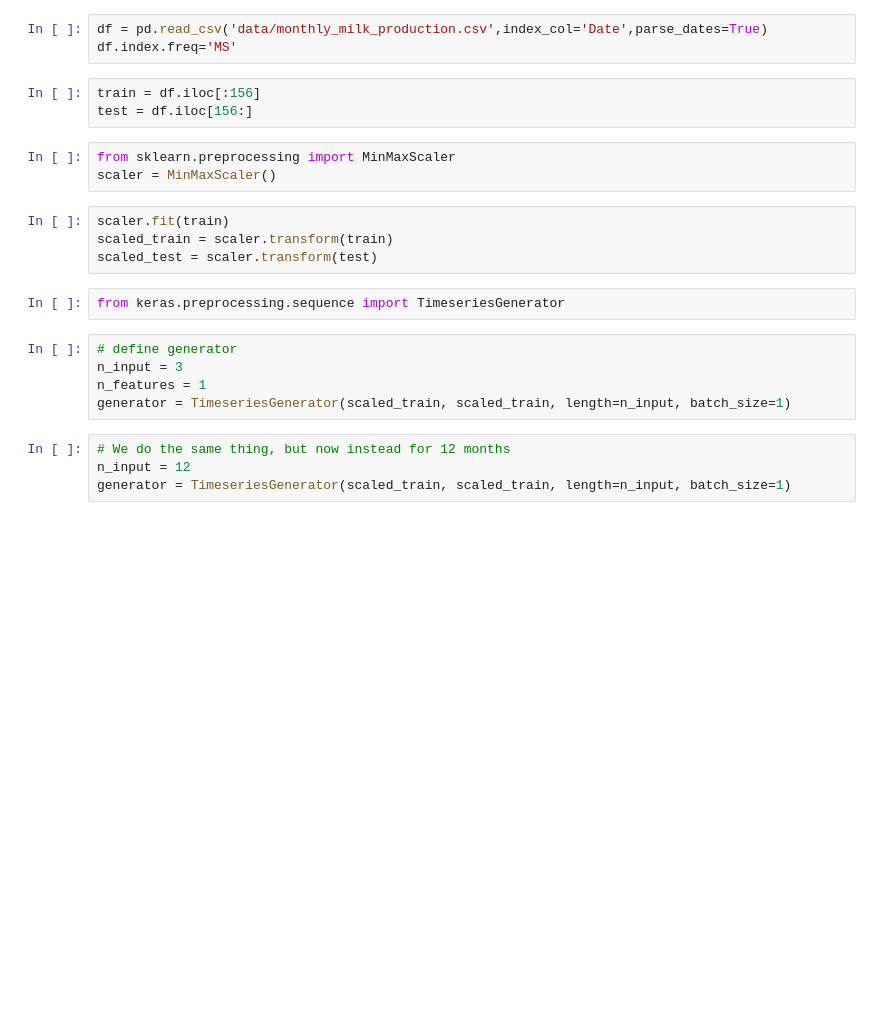
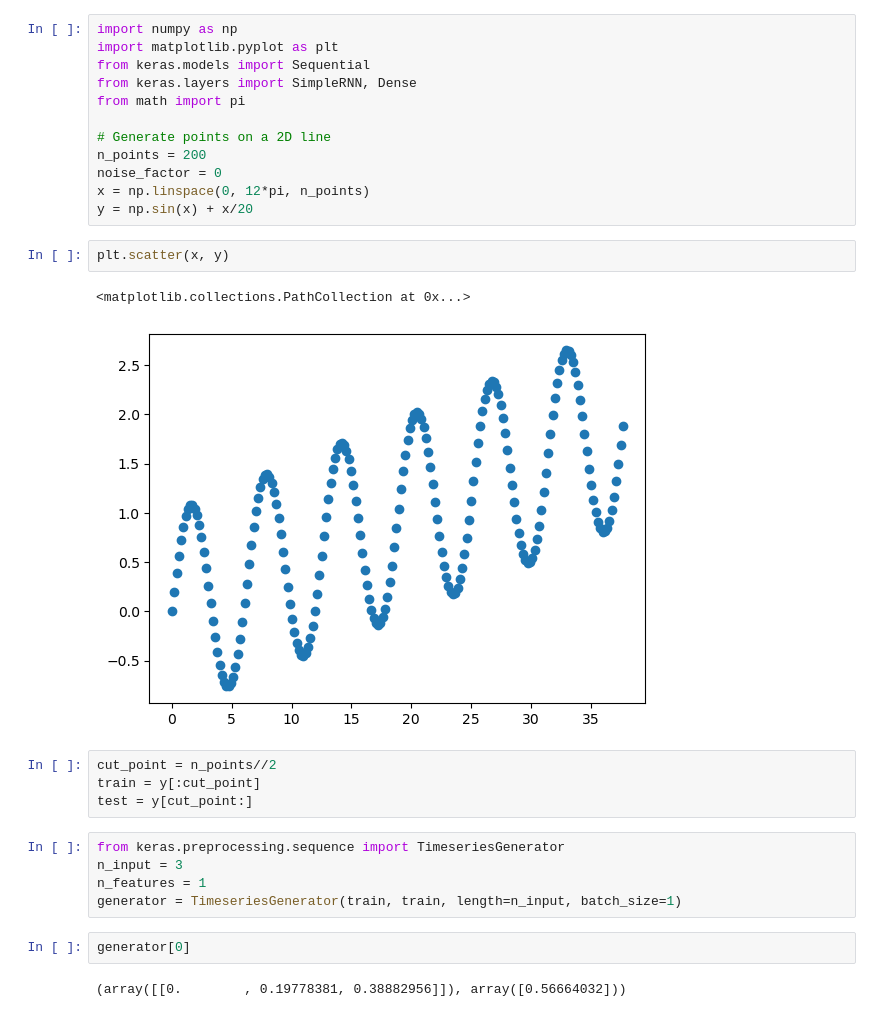
Before and after one commit to herrmilt/PythonLectures, a Jupyter notebook: Lecture8/lstm.ipynb, the cells around one changed output. Saved outputs shown, nothing was run; the diff lists cells and outputs as text; blank space fills up the shorter version.

Commit message:
Lecture 8. LSTM simple examples added

```diff
--- a/Lecture8/lstm.ipynb
+++ b/Lecture8/lstm.ipynb
@@ -27,24 +37,30 @@ GPU /device:GPU:0 configured
-# %%
-df = pd.read_csv('data/monthly_milk_production.csv',index_col='Date',parse_dates=True)
-df.index.freq='MS'
-# %%
-train = df.iloc[:156]
-test = df.iloc[156:]
-# %%
-from sklearn.preprocessing import MinMaxScaler
-scaler = MinMaxScaler()
-# %%
-scaler.fit(train)
-scaled_train = scaler.transform(train)
-scaled_test = scaler.transform(test)
+# %%
+import numpy as np
+import matplotlib.pyplot as plt
+from keras.models import Sequential
+from keras.layers import SimpleRNN, Dense
+from math import pi
+
+# Generate points on a 2D line
+n_points = 200
+noise_factor = 0
+x = np.linspace(0, 12*pi, n_points)
+y = np.sin(x) + x/20
+# %%
+plt.scatter(x, y)
+# %% [output]
+<matplotlib.collections.PathCollection at 0x...>
+[figure, added]
+# %%
+cut_point = n_points//2
+train = y[:cut_point]
+test = y[cut_point:]
 # %%
 from keras.preprocessing.sequence import TimeseriesGenerator
+n_input = 3
+n_features = 1
+generator = TimeseriesGenerator(train, train, length=n_input, batch_size=1)
-# %%
-# define generator
-n_input = 3
-n_features = 1
-generator = TimeseriesGenerator(scaled_train, scaled_train, length=n_input, batch_size=1)
-# %%
-# We do the same thing, but now instead for 12 months
-n_input = 12
-generator = TimeseriesGenerator(scaled_train, scaled_train, length=n_input, batch_size=1)
+# %%
+generator[0]
+# %% [output]
+(array([[0.        , 0.19778381, 0.38882956]]), array([0.56664032]))
```
Also changed, not shown: parts of 22 cells of this notebook, 3 other files.
